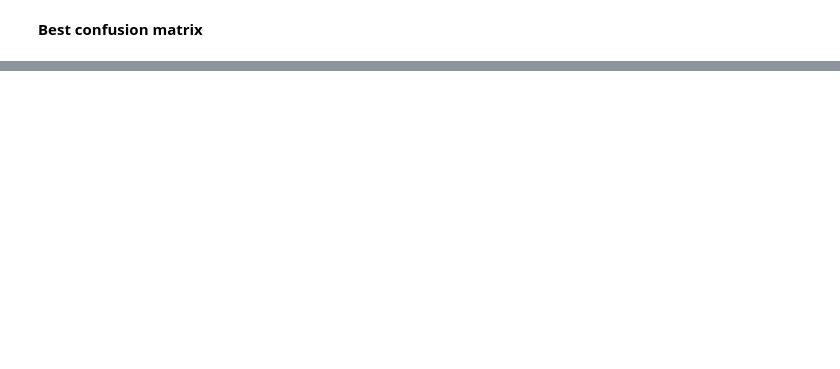
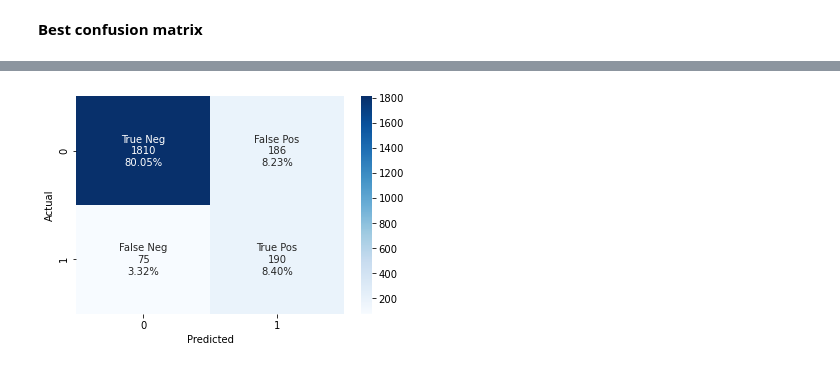
Before and after one commit to Abermal/BiVa, a Jupyter notebook: Example-classification.ipynb, the cells around one changed output, grey strips where cells are left out. Saved outputs shown, nothing was run; the diff lists cells and outputs as text; code cells hidden in the pictures; blank space fills up the shorter version.

```diff
--- a/Example-classification.ipynb
+++ b/Example-classification.ipynb
@@ -733,4 +939,4 @@ from biva.utils.metrics import class_metrics, class_metrics_by_threshold, get_be
 from biva.utils.plotters import plot_metrics_per_threshold
 # %%
-mbt = class_metrics_by_threshold(y_true, y_pred)
+mbt = classification_metrics_by_threshold(y_true, y_pred)
 mbt
@@ -742,8 +964,10 @@ thr, metric
 # %%
-y_pred = model.predict(agent.x_test)
-y_true = agent.y_test
+y_pred = model.predict(agent.test_data)
+y_true = agent.test_y
 cmat = confusion_matrix_by_threshold(y_true, y_pred, thr)
 plot_confusion_matrix(cmat)
+# %% [output]
+[figure, added]
 # %%
 plot_metrics_per_threshold(y_true, y_pred)
 plt.show()
```
Also changed, not shown: parts of 73 cells of this notebook, 1 other file.
